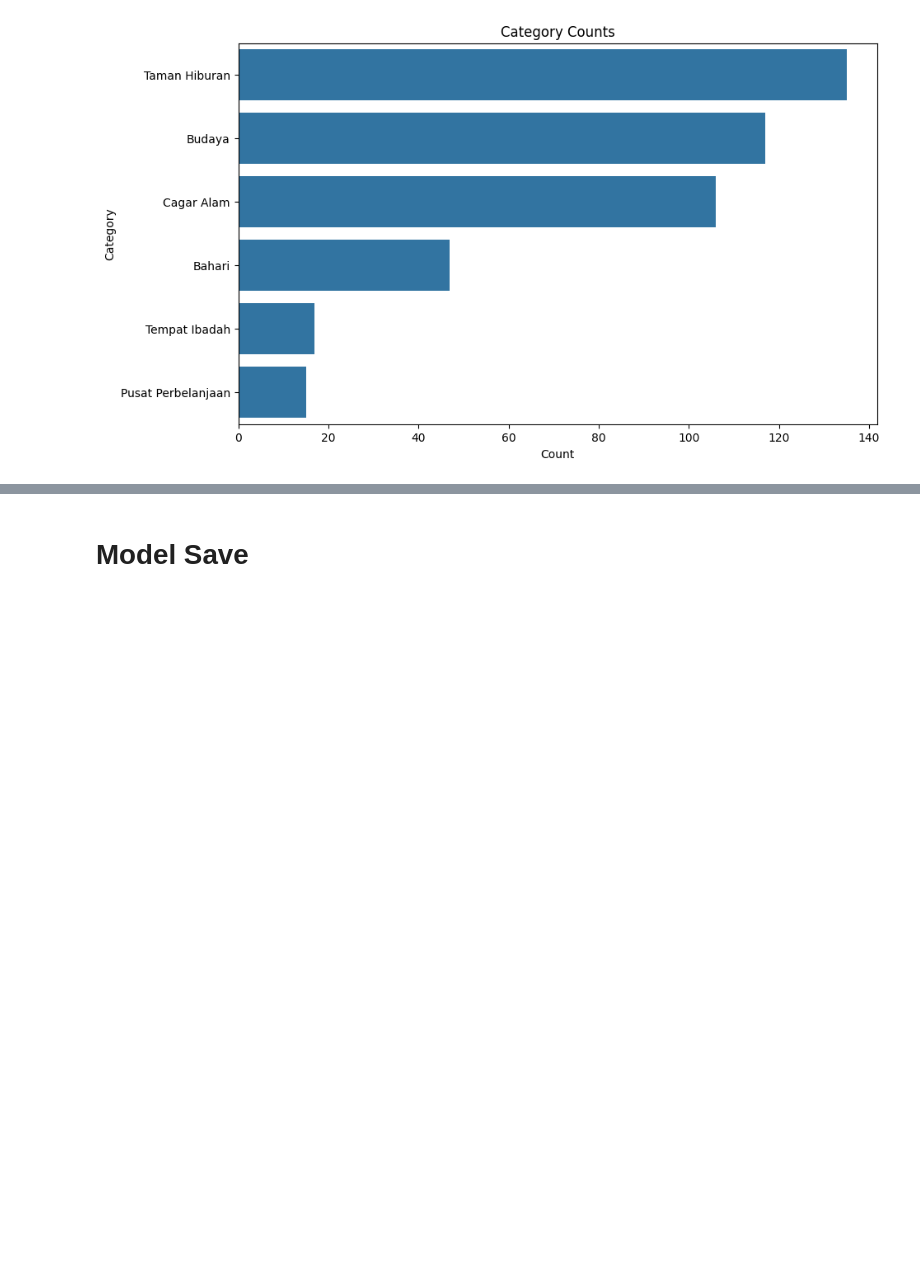
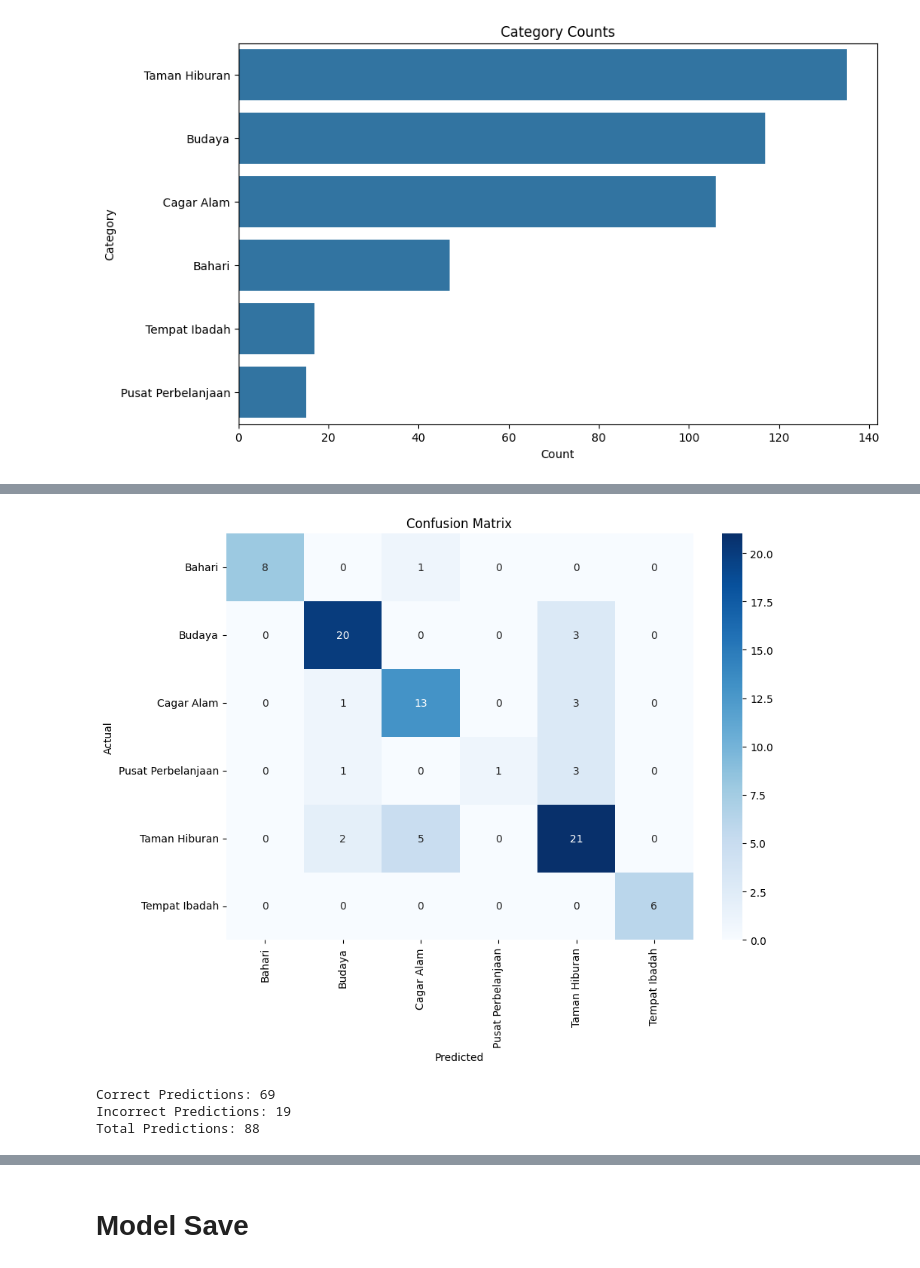
Before and after one commit to Nova-29/Easytour, a Jupyter notebook: notebooks/tourism_recommendation_system.ipynb, the cells around one changed output, grey strips where cells are left out. Cells and saved outputs as stored; diff of their text form; code cells hidden in the pictures; blank space fills up the shorter version.

```diff
--- a/notebooks/tourism_recommendation_system.ipynb
+++ b/notebooks/tourism_recommendation_system.ipynb
@@ -280,0 +116,4 @@ Final Prediction for Kebun Binatang Ragunan: Cagar Alam
+# %%
+# convert labels to one-hot encoding
+y_train_onehot = tf.keras.utils.to_categorical(y_train_encoded)
+y_test_onehot = tf.keras.utils.to_categorical(y_test_encoded)
@@ -280,0 +157,4 @@ Final Prediction for Kebun Binatang Ragunan: Cagar Alam
+# %%
+input_dim = X_train_tfidf.shape[1]
+num_classes = y_train_onehot.shape[1]
+model = build_model(input_dim, num_classes)
@@ -280,0 +230,12 @@ Final Prediction for Kebun Binatang Ragunan: Cagar Alam
+# %%
+# confusion matrix
+y_pred = model.predict(X_test_tfidf)
+y_pred_classes = np.argmax(y_pred, axis=1)
+cm = confusion_matrix(y_test_encoded, y_pred_classes)
+plt.figure(figsize=(10, 7))
+sns.heatmap(cm, annot=True, fmt='d', cmap='Blues', xticklabels=label_encoder.classes_, yticklabels=label_encoder.classes_)
+plt.xlabel('Predicted')
+plt.ylabel('Actual')
+plt.title('Confusion Matrix')
+plt.show()
+# %% [output]
@@ -280,0 +243,13 @@ Final Prediction for Kebun Binatang Ragunan: Cagar Alam
+[figure, added]
+# %%
+correcrt_predictions = np.sum(np.argmax(y_pred, axis=1) == y_test_encoded)
+total_predictions = len(y_test_encoded)
+incorrect_predictions = total_predictions - correcrt_predictions
+
+print(f"Correct Predictions: {correcrt_predictions}")
+print(f"Incorrect Predictions: {incorrect_predictions}")
+print(f"Total Predictions: {total_predictions}")
+# %% [output]
+Correct Predictions: 69
+Incorrect Predictions: 19
+Total Predictions: 88
```
Also changed, not shown: parts of 54 cells of this notebook, 8 other files.
